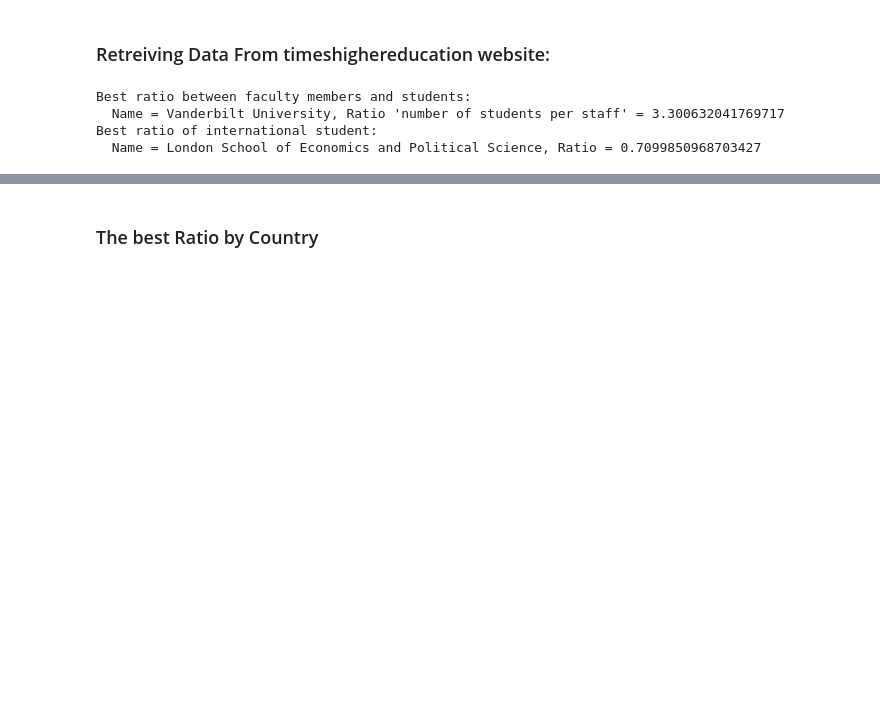
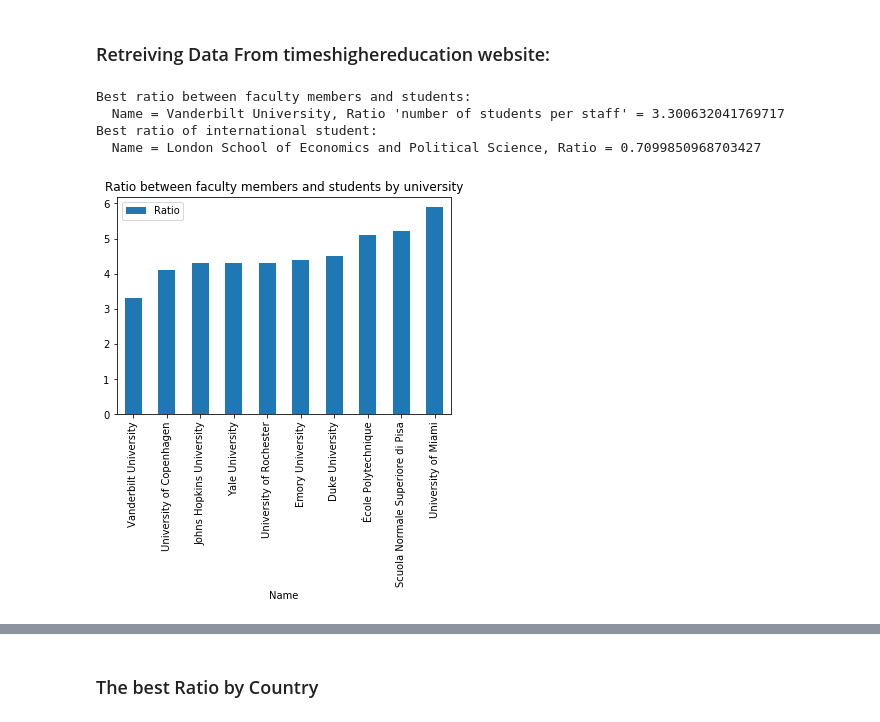
Before and after one commit to Roussaky/ada-EPFL, a Jupyter notebook: Homework2/Homework2.ipynb, the cells around one changed output, grey strips where cells are left out. Saved outputs shown, nothing was run; the diff lists cells and outputs as text; code cells hidden in the pictures; blank space fills up the shorter version.

```diff
--- a/Homework2/Homework2.ipynb
+++ b/Homework2/Homework2.ipynb
@@ -271,14 +287,21 @@ for x in json_result:
     nb = nb + 1
 # %%
 # a) Get the best ratio between faculty members and students,
-uniWithBestRatio, maxRatio = getBestRatio(times_ranking,'StudentTot','FacultyMemberTot','MINIMIZE')
+uniWithBestRatio, maxRatio,FacByStudRatio = getBestRatio(times_ranking,'StudentTot','FacultyMemberTot','MINIMIZE')
 print("Best ratio between faculty members and students:\n  Name = {n}, Ratio 'number of students per staff' = {r}".format(n=uniWithBestRatio,r=maxRatio))
 
 # b) Get the best ratio of international student.
-uniWithBestStudRatio, maxIntStudRatio = getBestRatio(times_ranking,'StudentInt','StudentTot')
+uniWithBestStudRatio, maxIntStudRatio,IntStudRatio = getBestRatio(times_ranking,'StudentInt','StudentTot')
 print("Best ratio of international student:\n  Name = {n}, Ratio = {r}".format(n=uniWithBestStudRatio,r=maxIntStudRatio))
 # %% [output]
 Best ratio between faculty members and students:
   Name = Vanderbilt University, Ratio 'number of students per staff' = 3.300632041769717
 Best ratio of international student:
   Name = London School of Economics and Political Science, Ratio = 0.7099850968703427
+# %%
+FacByStudRatio.nsmallest(10,"Ratio").plot(kind='bar')
+plt.title('Ratio between faculty members and students by university')
+plt.legend(['Ratio'])
+plt.show()
+# %% [output]
+[figure, added]
```
Also changed, not shown: parts of 17 cells of this notebook.
